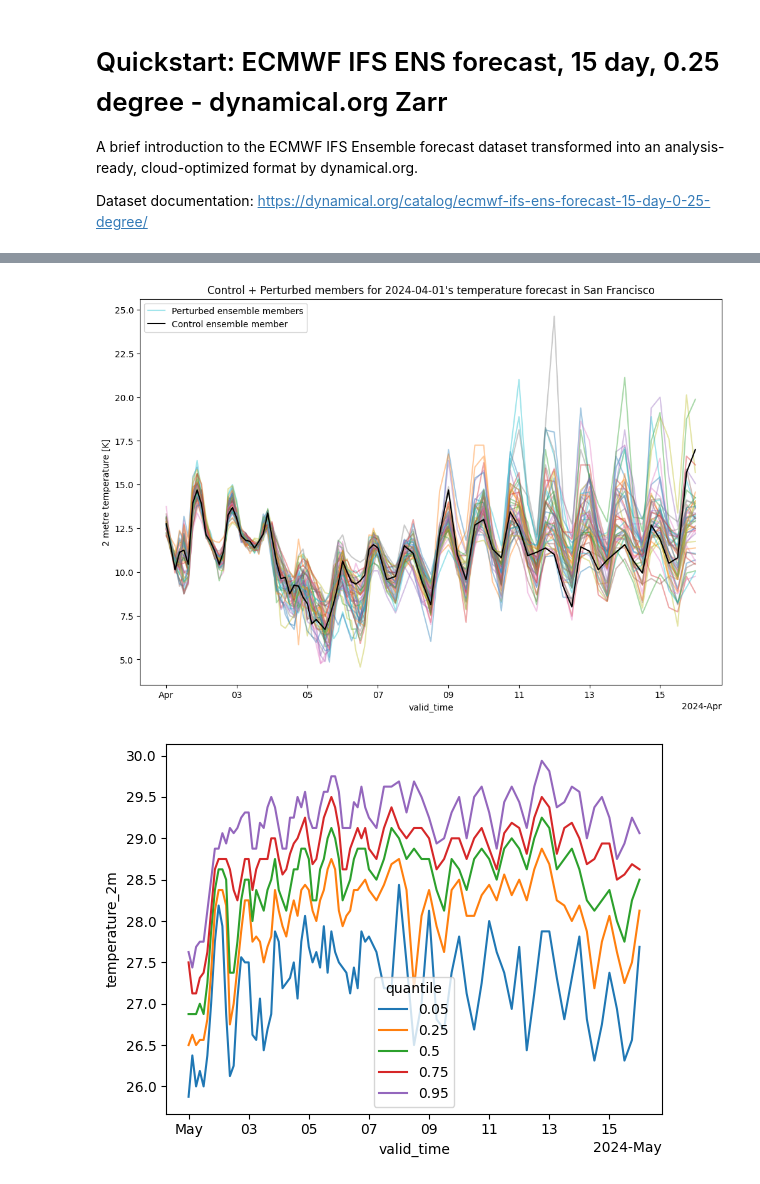
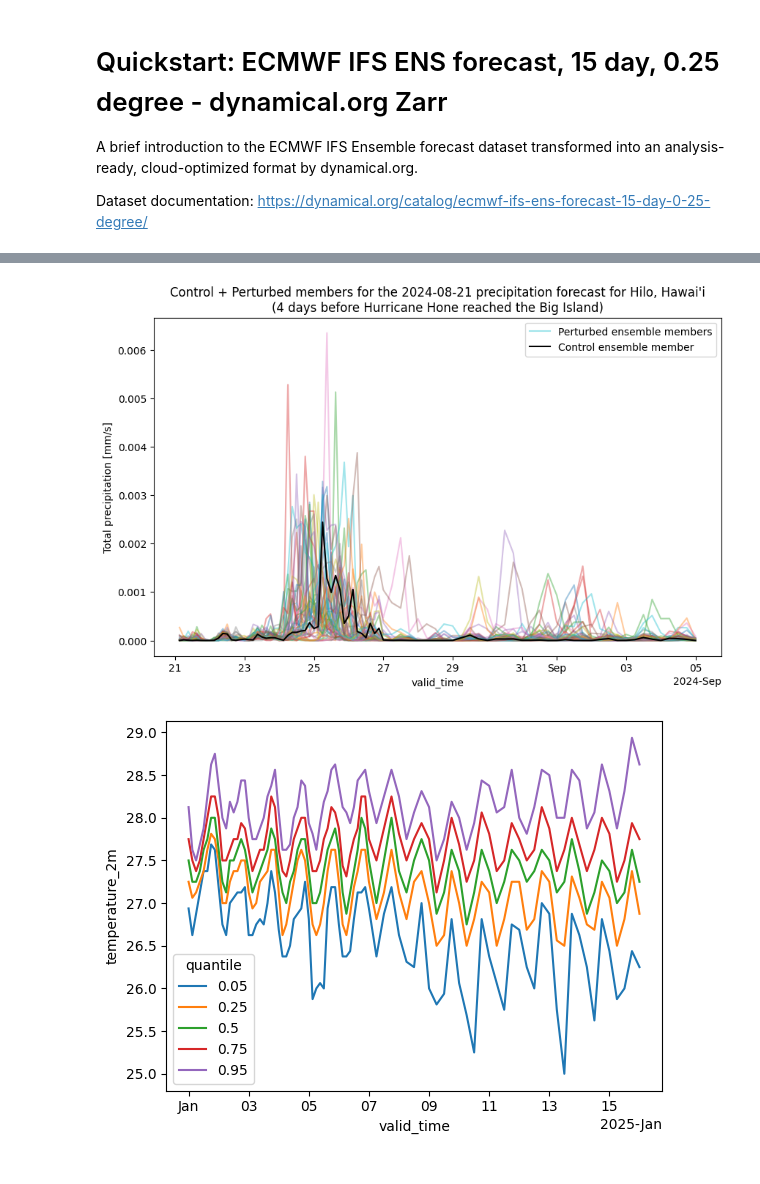
Before and after one commit to dynamical-org/notebooks, a Jupyter notebook: ecmwf-ifs-ens-forecast-15-day-0-25-degree.ipynb, the cells around one changed output, grey strips where cells are left out. Saved outputs shown, nothing was run; the diff lists cells and outputs as text; code cells hidden in the pictures.

```diff
--- a/ecmwf-ifs-ens-forecast-15-day-0-25-degree.ipynb
+++ b/ecmwf-ifs-ens-forecast-15-day-0-25-degree.ipynb
@@ -11,6 +11,6 @@ Dataset documentation: https://dynamical.org/catalog/ecmwf-ifs-ens-forecast-15-d
 import xarray as xr
 import matplotlib.pyplot as plt
 # %%
-ds = xr.open_zarr("https://data.dynamical.org/ecmwf/ifs-ens/forecast-15-day-0-25-degree/latest.zarr?email=optional@email.com", decode_timedelta=True, chunks=None)
+ds = xr.open_zarr("https://data.dynamical.org/ecmwf/ifs-ens/forecast-15-day-0-25-degree/latest.zarr?email=optional@email.com", chunks=None)
 ds
 # %% [output]
@@ -34,24 +40,27 @@ Coordinates:
 # %%
-# Plot the ensemble traces of the 2024-04-01 forecast at a point on the earth
-plot_ds = ds.sel(init_time="2024-04-01T00", latitude=37.75, longitude=-122.5, method="nearest")  # San Francisco, USA
-fig, ax = plt.subplots(1,1, figsize=(12,8))
-plot_ds.sel(ensemble_member=slice(1,51))["temperature_2m"].plot(x="valid_time", hue="ensemble_member", ax=ax, alpha=0.4, label="Perturbed ensemble members");
-plot_ds.sel(ensemble_member=0)["temperature_2m"].plot(x="valid_time", ax=ax, color="black", label="Control ensemble member");
+# Getting a little fancier with our plotting: a nicer visualization of the ensemble for that same forecast
+plot_ds = ds.sel(init_time="2024-08-21T00", latitude=19.75, longitude=-155.0, method="nearest")  # Hilo, Island of Hawai'i
+fig, ax = plt.subplots(1,1, figsize=(10,6))
+
+# Plot all the perturbed members (ensemble_members 1 through 51) with low opacity
+plot_ds.sel(ensemble_member=slice(1,51))["precipitation_surface"].plot(x="valid_time", hue="ensemble_member", ax=ax, alpha=0.4, label="Perturbed ensemble members");
+# Draw the control (ensemble_member 0) on top in black
+plot_ds.sel(ensemble_member=0)["precipitation_surface"].plot(x="valid_time", ax=ax, color="black", label="Control ensemble member");
 
 handles, labels = ax.get_legend_handles_labels()
-ax.legend(handles[-2:], labels[-2:])
-ax.set_title("Control + Perturbed members for 2024-04-01's temperature forecast in San Francisco");
+ax.legend(handles[-2:], labels[-2:]) # select down the labels, so we just get 1 legend entry standing in for all 50 perturbed members
+ax.set_title("Control + Perturbed members for the 2024-08-21 precipitation forecast for Hilo, Hawai'i\n(4 days before Hurricane Hone reached the Big Island)");
 # %% [output]
-[figure, old version]
+[figure, new version]
 # %%
 # Plot a summary of the ensemble distribution using quantiles
-plot_ds = ds.sel(init_time="2024-05-01T00", latitude=0, longitude=0)
+plot_ds = ds.sel(init_time="2025-01-01T00", latitude=0, longitude=0)
 (
     plot_ds["temperature_2m"]
     .quantile([0.05, 0.25, 0.5, 0.75, 0.95], dim="ensemble_member")
     .plot(x="valid_time", hue="quantile")
 );
 # %% [output]
-[figure, old version]
+[figure, new version]
 # %%
 # The following larger area examples run faster using dask which happens by default if you omit chunks=None
```
Also changed, not shown: parts of 5 cells of this notebook.
